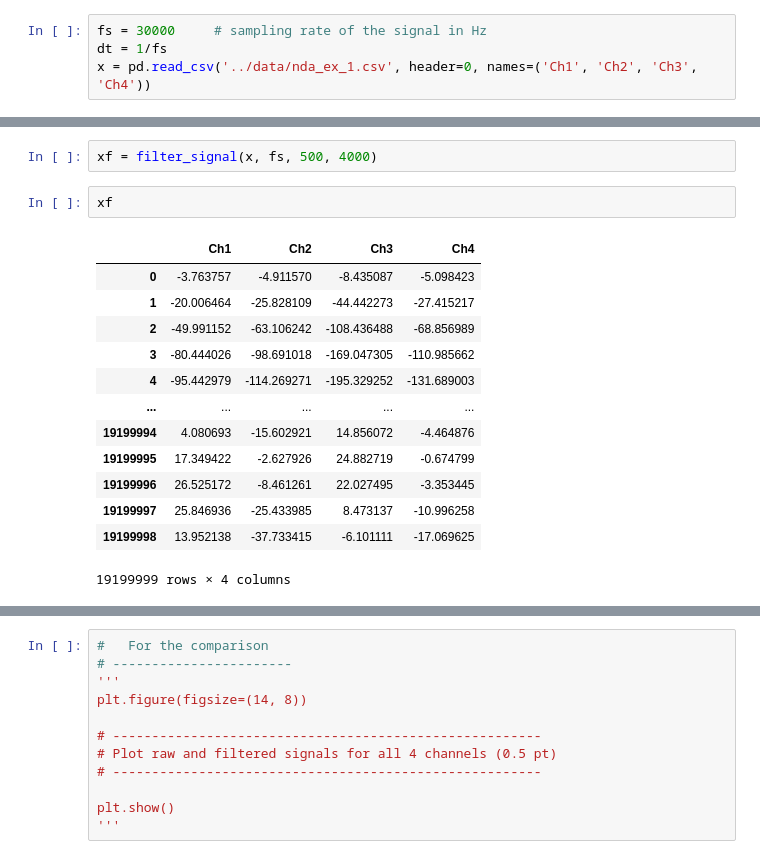
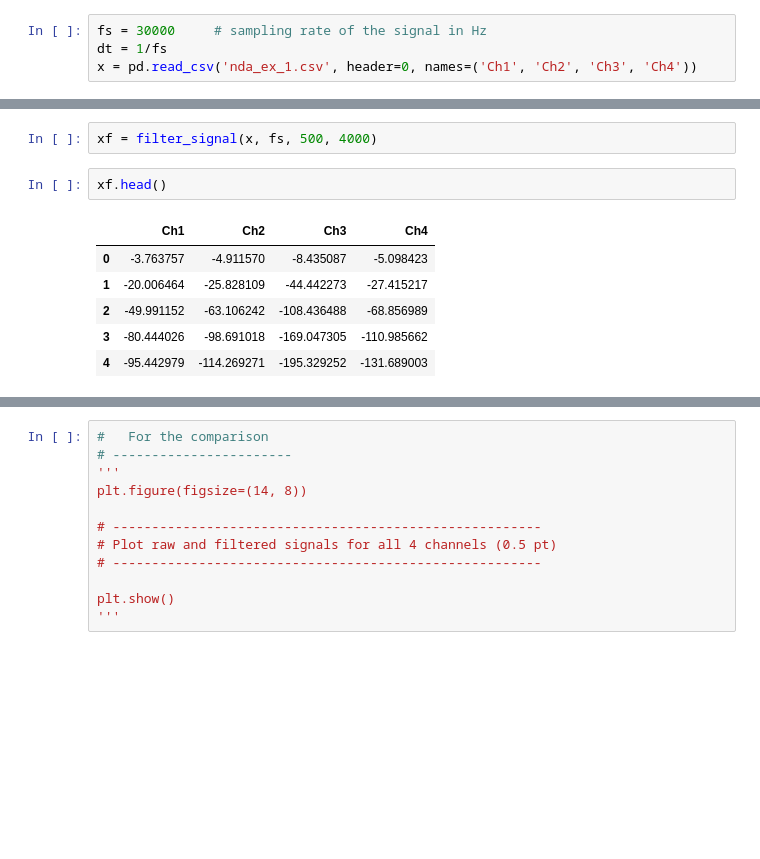
Before and after one commit to hammour95/NeuralDataScience-, a Jupyter notebook: Task_1/CodingLab1.ipynb, the cells around one changed output, grey strips where cells are left out. Saved outputs shown, nothing was run; the diff lists cells and outputs as text; blank space fills up the shorter version.

```diff
--- a/Task_1/CodingLab1.ipynb
+++ b/Task_1/CodingLab1.ipynb
@@ -28,7 +28,7 @@ sns.set_style('whitegrid')
 # %%
 fs = 30000     # sampling rate of the signal in Hz
 dt = 1/fs
-x = pd.read_csv('../data/nda_ex_1.csv', header=0, names=('Ch1', 'Ch2', 'Ch3', 'Ch4'))
+x = pd.read_csv('nda_ex_1.csv', header=0, names=('Ch1', 'Ch2', 'Ch3', 'Ch4'))
 # %%
 x.describe()
 # %% [output]
@@ -103,21 +103,14 @@ def filter_signal(x, fs, low, high, order=3):
 # %%
 xf = filter_signal(x, fs, 500, 4000)
 # %%
-xf
+xf.head()
 # %% [output]
 |  | Ch1 | Ch2 | Ch3 | Ch4 |
 | 0 | -3.763757 | -4.911570 | -8.435087 | -5.098423 |
 | 1 | -20.006464 | -25.828109 | -44.442273 | -27.415217 |
 | 2 | -49.991152 | -63.106242 | -108.436488 | -68.856989 |
 | 3 | -80.444026 | -98.691018 | -169.047305 | -110.985662 |
 | 4 | -95.442979 | -114.269271 | -195.329252 | -131.689003 |
-| ... | ... | ... | ... | ... |
-| 19199994 | 4.080693 | -15.602921 | 14.856072 | -4.464876 |
-| 19199995 | 17.349422 | -2.627926 | 24.882719 | -0.674799 |
-| 19199996 | 26.525172 | -8.461261 | 22.027495 | -3.353445 |
-| 19199997 | 25.846936 | -25.433985 | 8.473137 | -10.996258 |
-| 19199998 | 13.952138 | -37.733415 | -6.101111 | -17.069625 |
-19199999 rows × 4 columns
 # %%
 t = np.linspace(0, 3, 90000)
 f = plt.figure(figsize=(14, 8))
```
Also changed, not shown: parts of 6 cells of this notebook.
